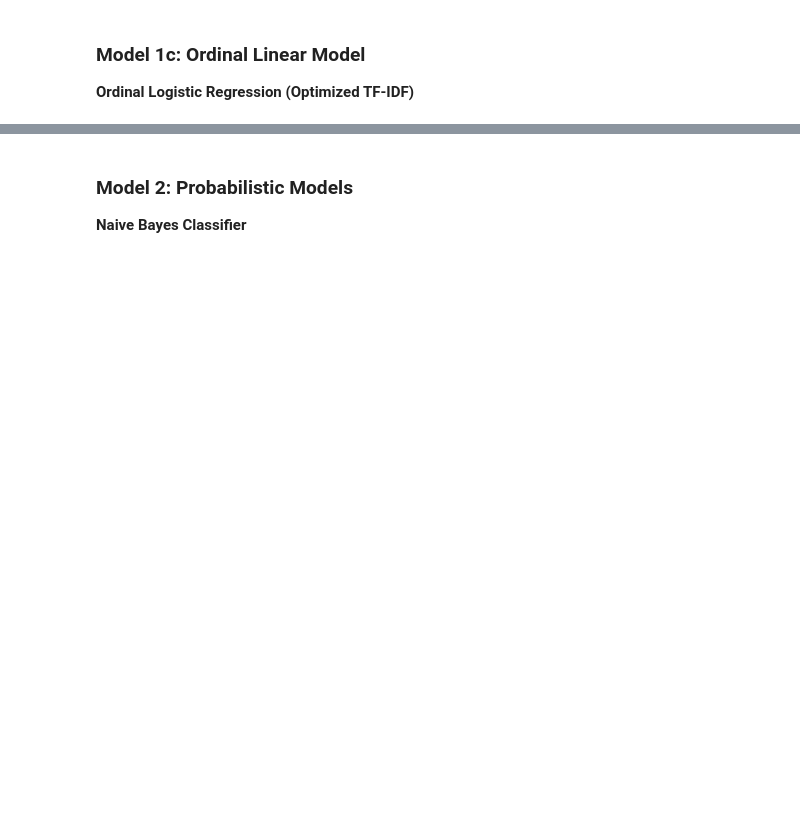
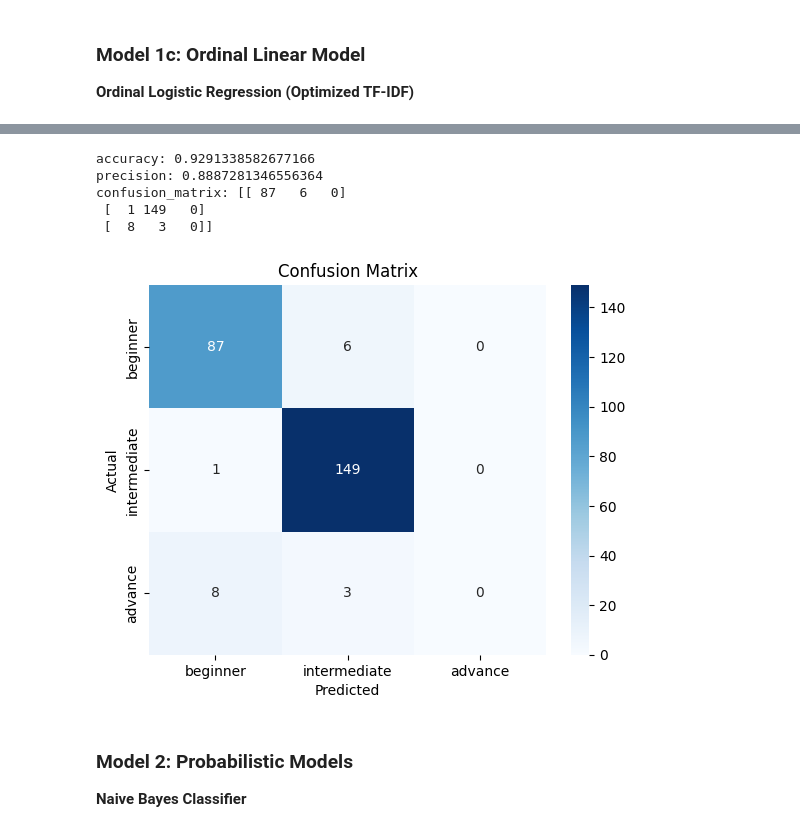
Before and after one commit to yoshtown/guitar-lesson-level-prediction-project, a Jupyter notebook: notebooks/03_tensorflow_model.ipynb, the cells around one changed output, grey strips where cells are left out. Saved outputs shown, nothing was run; the diff lists cells and outputs as text; code cells hidden in the pictures; blank space fills up the shorter version.

```diff
--- a/notebooks/03_tensorflow_model.ipynb
+++ b/notebooks/03_tensorflow_model.ipynb
@@ -318,3 +325,22 @@ ValueError: l1_ratio must be specified when penalty is elasticnet.
 # %% [markdown]
 ### Model 1c: Ordinal Linear Model
 **Ordinal Logistic Regression (Optimized TF-IDF)**
+# %%
+from mord import LogisticIT # ORDINAL Logistic Regression
+from sklearn.preprocessing import LabelEncoder
+
+X_train_best_tfidf = best_tfidf.fit_transform(X_train)
+X_val_best_tfidf = best_tfidf.transform(X_val)
+
+label_encoder = LabelEncoder()
+y_train_encoded = label_encoder.fit_transform(y_train)
+y_val_encoded = label_encoder.transform(y_val)
+
+ordinal_model = LogisticIT(max_iter=1000)
+
+ordinal_model.fit(X_train_best_tfidf, y_train_encoded)
+
+y_pred_ordinal = ordinal_model.predict(X_val_best_tfidf)
+
+y_pred_ordinal_label = label_encoder.inverse_transform(y_pred_ordinal)
+y_pred_ordinal_label
@@ -321,3 +365,12 @@ ValueError: l1_ratio must be specified when penalty is elasticnet.
+# %%
+print_scores(y_val, y_pred_ordinal_label, labels)
+# %% [output]
+accuracy: 0.9291338582677166
+precision: 0.8887281346556364
+confusion_matrix: [[ 87   6   0]
+ [  1 149   0]
+ [  8   3   0]]
+[figure, added]
 # %% [markdown]
 ### Model 2: Probabilistic Models
 **Naive Bayes Classifier**
```
Also changed, not shown: parts of 20 cells of this notebook.
